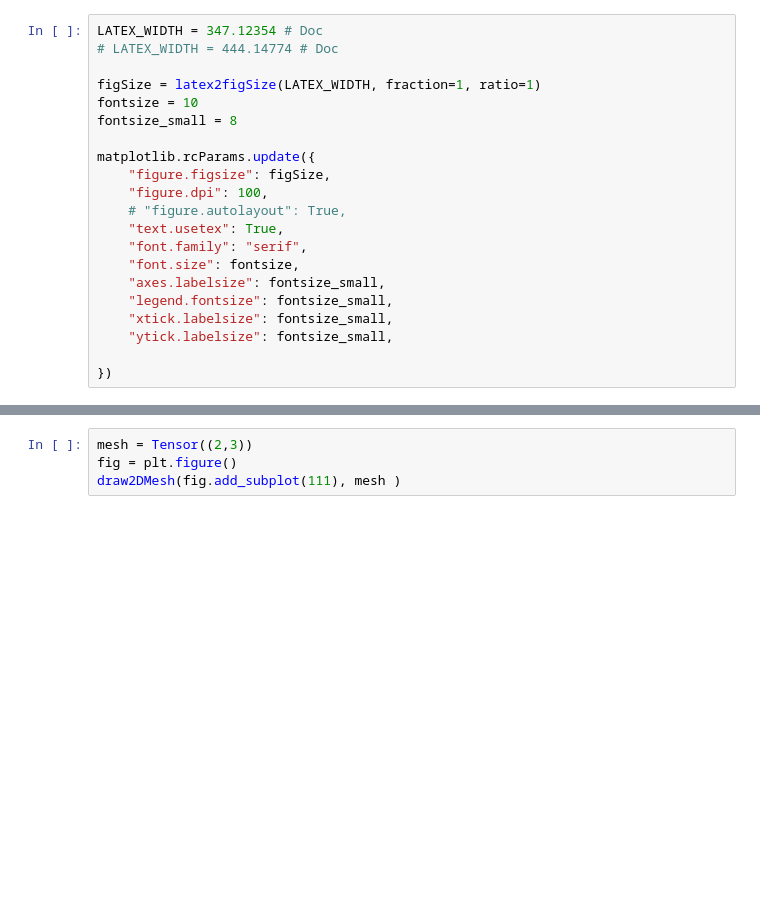
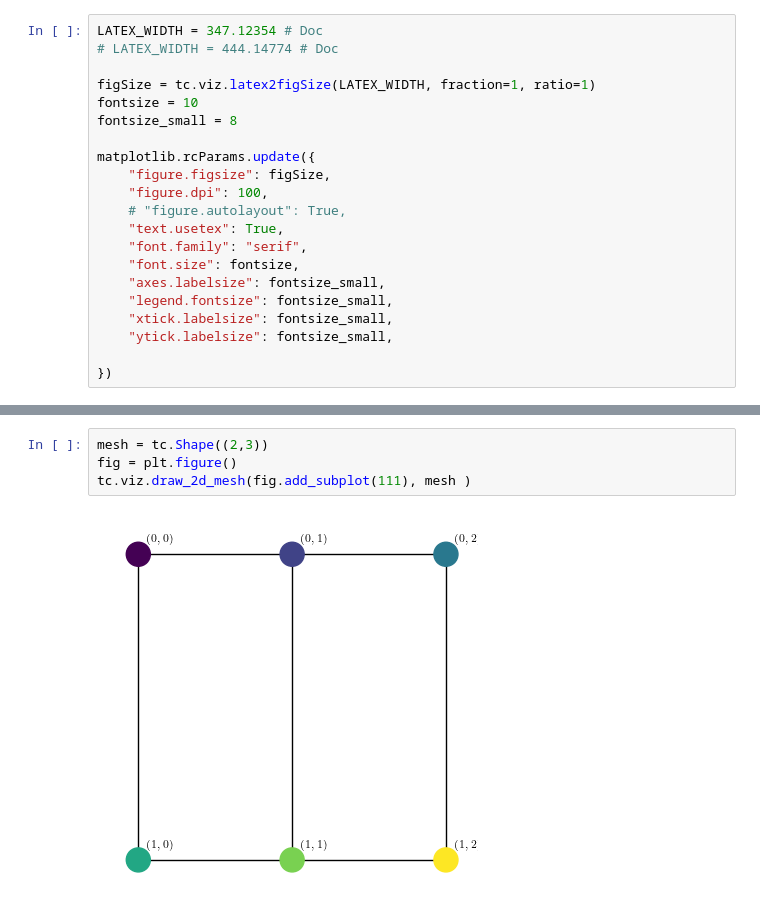
Before and after one commit to Helmholtz-AI-Energy/tensorcraft, a Jupyter notebook: notebooks/viz_basics.ipynb, the cells around one changed output, grey strips where cells are left out. Drawn from its saved outputs; the diff is of its cells as text; blank space fills up the shorter version.

Commit message:
refactor: tensor and shape classes

```diff
--- a/notebooks/viz_basics.ipynb
+++ b/notebooks/viz_basics.ipynb
@@ -15,7 +11,7 @@ ImportError: cannot import name 'Tensor' from partially initialized module 'tens
 LATEX_WIDTH = 347.12354 # Doc
 # LATEX_WIDTH = 444.14774 # Doc
 
-figSize = latex2figSize(LATEX_WIDTH, fraction=1, ratio=1)
+figSize = tc.viz.latex2figSize(LATEX_WIDTH, fraction=1, ratio=1)
 fontsize = 10
 fontsize_small = 8
 
@@ -43,6 +44,8 @@ graph.nodes()
 # %%
-mesh = Tensor((2,3))
+mesh = tc.Shape((2,3))
 fig = plt.figure()
-draw2DMesh(fig.add_subplot(111), mesh )
+tc.viz.draw_2d_mesh(fig.add_subplot(111), mesh )
+# %% [output]
+[figure, added]
 # %%
 fig = plt.figure()
```
Also changed, not shown: parts of 13 cells of this notebook, 19 other files.
